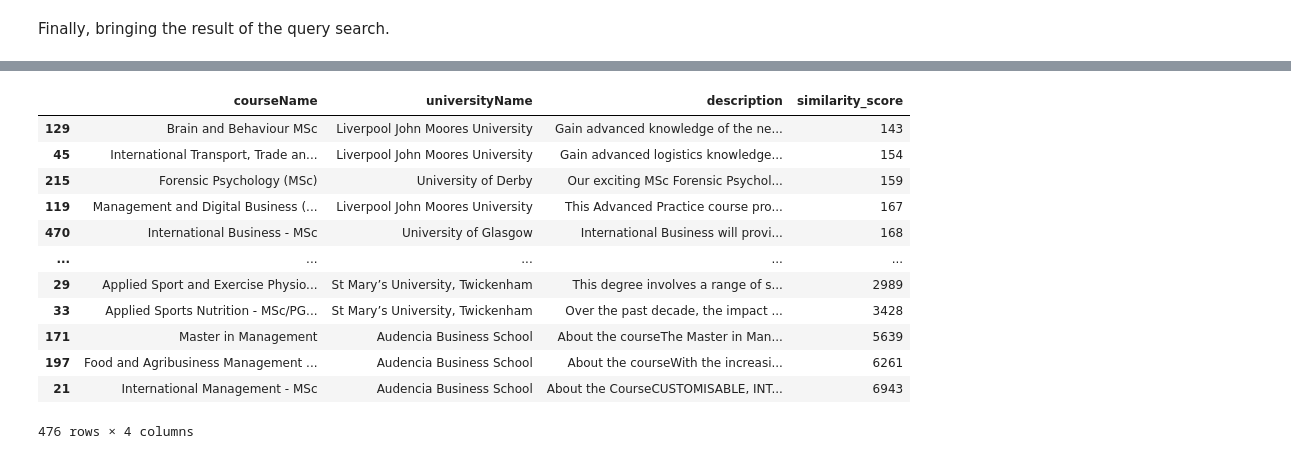
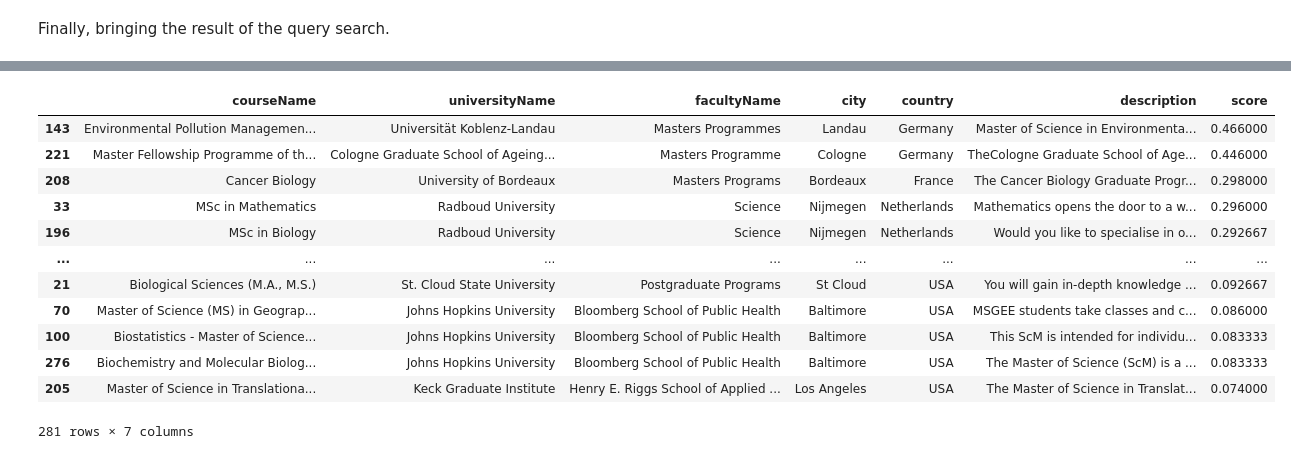
Before and after one commit to saifali03/Master-s-Degrees-from-all-over-, a Jupyter notebook: ADM_HW3.ipynb, the cells around one changed output, grey strips where cells are left out. Saved outputs shown, nothing was run; the diff lists cells and outputs as text; code cells hidden in the pictures.

```diff
--- a/ADM_HW3.ipynb
+++ b/ADM_HW3.ipynb
@@ -183,7 +176,8 @@ The Search Engine is supposed to return a list of documents.
 # %% [markdown]
 For this task, I will first take the input from the user and then normalize the query using the same technique I used to preprocess the description column.
 # %%
-user_input = input("Add your Input")
+# user_input = input("Add your Input")
+user_input = "data science"
 normalized_query = normalize_query(user_input)
 # %% [markdown]
 Now, I will extract the term_id from the vocabulary with the index in order to utilize it for the inverted index
@@ -343,10 +340,3 @@ The output, must contain:
 Are the results you obtain better than with the previous scoring function? Explain and compare results.
 
 ---
-# %%
-user_input = input("Add your Input")
-normalized_query = normalize_query(user_input)
-term_ids = get_term_id_from_query(vocab_with_index, normalized_query)
-new_dataset = search_engine(term_ids, df, inverted_index)
-pd.set_option("display.max_colwidth", None)
-new_dataset.head(1)
@@ -356,37 +349,56 @@ new_dataset.head(1)
 # %%
 import heapq
+from fuzzywuzzy import fuzz
 
-def calculate_similarity_based_on_description_length(course):
-    # Use the length of the description as the similarity measure
-    return len(course['description'])
+def calculate_total_score(query, document, weights):
+    total_score = 0
 
-# Calcola la similarità basata sulla lunghezza della descrizione
-new_dataset['similarity_score'] = new_dataset['description'].apply(lambda x: len(x))
+    for variable, weight in weights.items():
+        if variable in document and isinstance(document[variable], str):
+            # Calculate text similarity based on the ratio (using fuzzywuzzy library)
+            similarity_score = fuzz.ratio(query, document[variable])
+
+            # Normalize the similarity score between 0 and 1
+            normalized_similarity = similarity_score / 100.0
+
+            # Calculate the weighted score for the current variable
+            variable_score = normalized_similarity * weight
+
+            # Add the variable's score to the total score
+            total_score += variable_score
+
+    return total_score
+
+user_query = "Germany"
+weights = calculate_weights(user_query, new_dataset)
+
+
+new_dataset['score'] = new_dataset.apply(lambda row: calculate_total_score(user_query, row, weights), axis=1)
 new_dataset.head(1)
 
 heap = []
 for index, row in new_dataset.iterrows():
-    heapq.heappush(heap, (row['similarity_score'], index))
+    heapq.heappush(heap, (-row['score'], index))
 
 # Estrai i risultati ordinati
 sorted_indices = [heapq.heappop(heap)[1] for _ in range(len(heap))]
 
 # Crea un nuovo DataFrame ordinato
 sorted_df = new_dataset.loc[sorted_indices]
 
 # Stampa il DataFrame ordinato
 sorted_df
 # %% [output]
-|  | courseName | universityName | description | similarity_score |
-| 129 | Brain and Behaviour MSc | Liverpool John Moores University | Gain advanced knowledge of the ne... | 143 |
-| 45 | International Transport, Trade an... | Liverpool John Moores University | Gain advanced logistics knowledge... | 154 |
-| 215 | Forensic Psychology (MSc) | University of Derby | Our exciting MSc Forensic Psychol... | 159 |
-| 119 | Management and Digital Business (... | Liverpool John Moores University | This Advanced Practice course pro... | 167 |
-| 470 | International Business - MSc | University of Glasgow | International Business will provi... | 168 |
-| ... | ... | ... | ... | ... |
-| 29 | Applied Sport and Exercise Physio... | St Mary’s University, Twickenham | This degree involves a range of s... | 2989 |
-| 33 | Applied Sports Nutrition - MSc/PG... | St Mary’s University, Twickenham | Over the past decade, the impact ... | 3428 |
-| 171 | Master in Management | Audencia Business School | About the courseThe Master in Man... | 5639 |
-| 197 | Food and Agribusiness Management ... | Audencia Business School | About the courseWith the increasi... | 6261 |
-| 21 | International Management - MSc | Audencia Business School | About the CourseCUSTOMISABLE, INT... | 6943 |
+|  | courseName | universityName | facultyName | city | country | description | score |
+| 143 | Environmental Pollution Managemen... | Universität Koblenz-Landau | Masters Programmes | Landau | Germany | Master of Science in Environmenta... | 0.466000 |
+| 221 | Master Fellowship Programme of th... | Cologne Graduate School of Ageing... | Masters Programme | Cologne | Germany | TheCologne Graduate School of Age... | 0.446000 |
+| 208 | Cancer Biology | University of Bordeaux | Masters Programs | Bordeaux | France | The Cancer Biology Graduate Progr... | 0.298000 |
+| 33 | MSc in Mathematics | Radboud University | Science | Nijmegen | Netherlands | Mathematics opens the door to a w... | 0.296000 |
+| 196 | MSc in Biology | Radboud University | Science | Nijmegen | Netherlands | Would you like to specialise in o... | 0.292667 |
+| ... | ... | ... | ... | ... | ... | ... | ... |
+| 21 | Biological Sciences (M.A., M.S.) | St. Cloud State University | Postgraduate Programs | St Cloud | USA | You will gain in-depth knowledge ... | 0.092667 |
+| 70 | Master of Science (MS) in Geograp... | Johns Hopkins University | Bloomberg School of Public Health | Baltimore | USA | MSGEE students take classes and c... | 0.086000 |
+| 100 | Biostatistics - Master of Science... | Johns Hopkins University | Bloomberg School of Public Health | Baltimore | USA | This ScM is intended for individu... | 0.083333 |
+| 276 | Biochemistry and Molecular Biolog... | Johns Hopkins University | Bloomberg School of Public Health | Baltimore | USA | The Master of Science (ScM) is a ... | 0.083333 |
+| 205 | Master of Science in Translationa... | Keck Graduate Institute | Henry E. Riggs School of Applied ... | Los Angeles | USA | The Master of Science in Translat... | 0.074000 |
-476 rows × 4 columns
+281 rows × 7 columns
```
Also changed, not shown: parts of 13 cells of this notebook, 1 other file.
